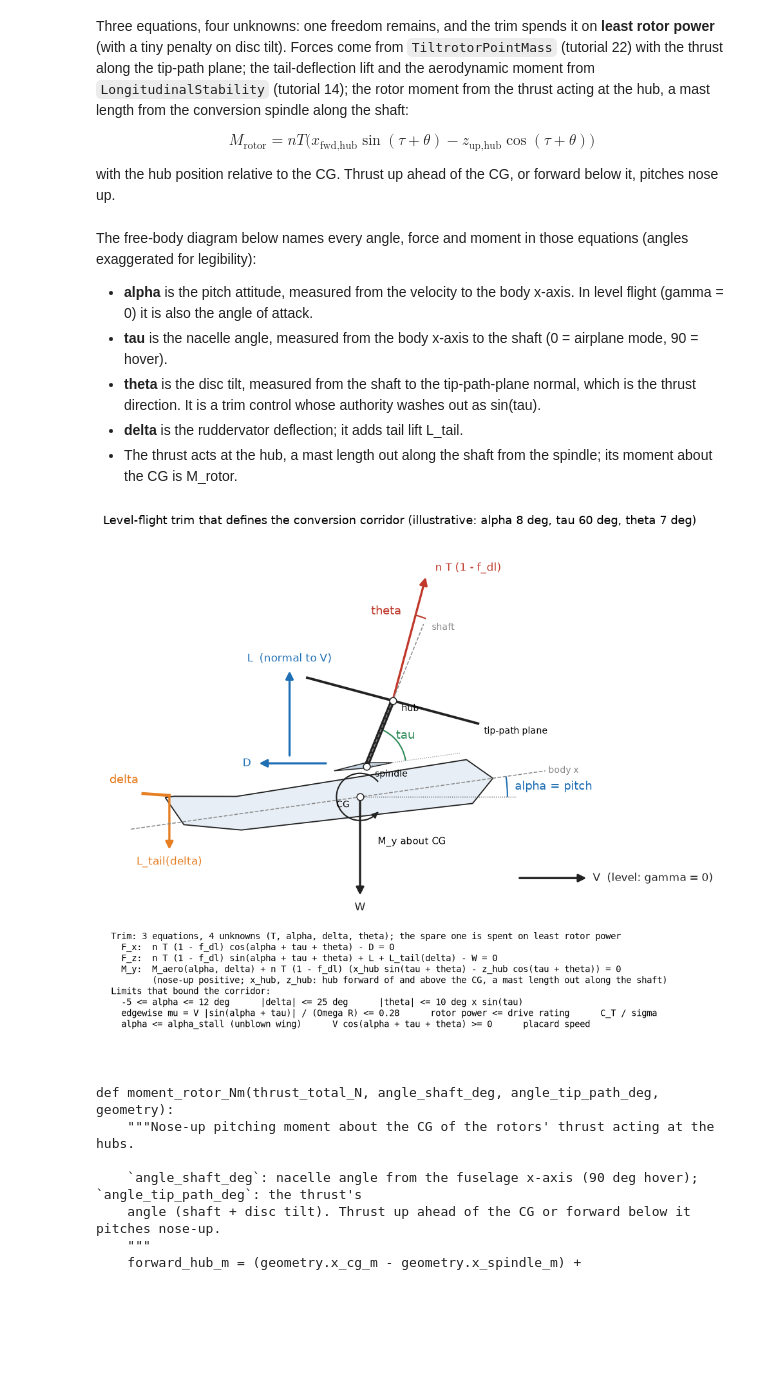
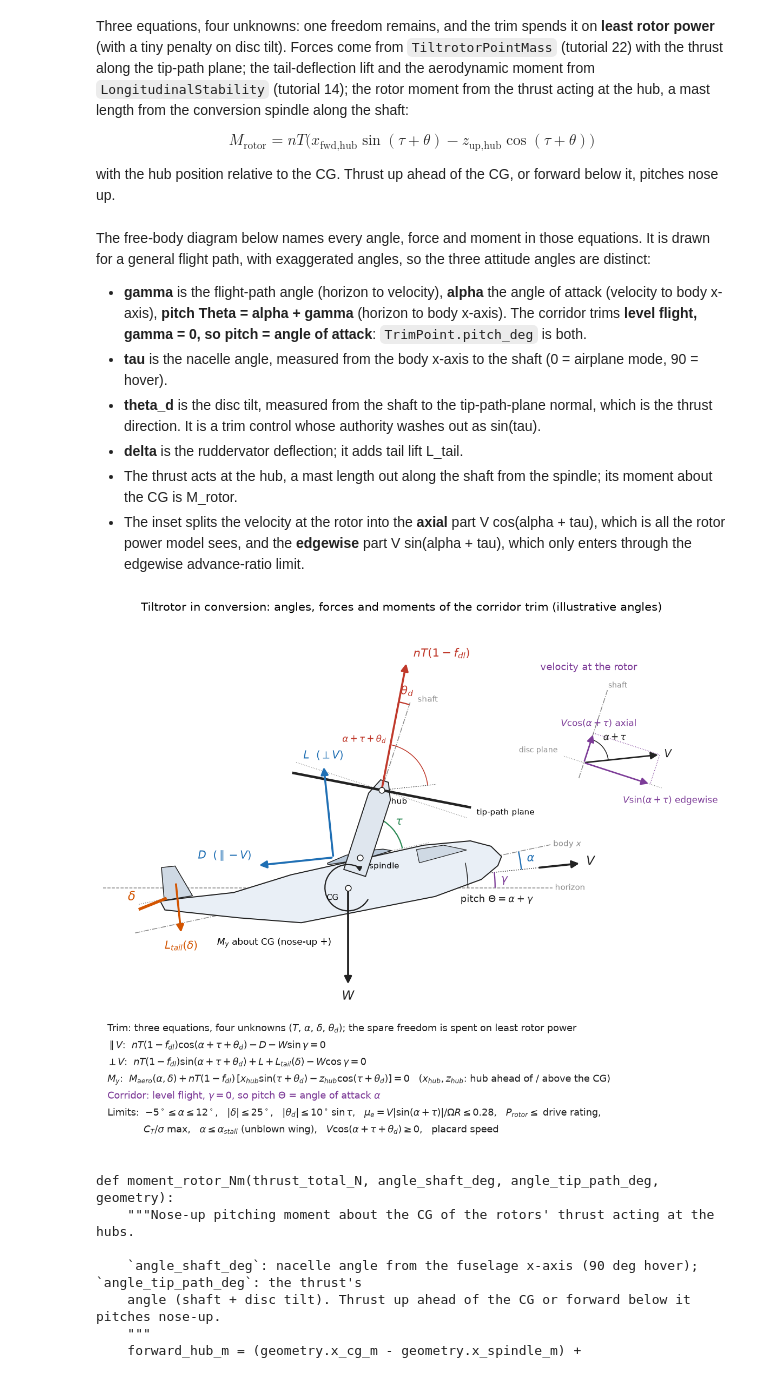
Before and after one commit to rootAmos/size_halo, a Jupyter notebook: tutorials/21_conversion_corridor.ipynb, the cells around one changed output. Cells and saved outputs as stored; diff of their text form; code cells hidden in the pictures; blank space fills up the shorter version.

```diff
--- a/tutorials/21_conversion_corridor.ipynb
+++ b/tutorials/21_conversion_corridor.ipynb
@@ -61,21 +61,25 @@ $$M_\text{rotor} = nT\big(x_\text{fwd,hub}\sin(\tau + \theta) - z_\text{up,hub}\
 
 with the hub position relative to the CG. Thrust up ahead of the CG, or forward below it, pitches nose up.
 # %% [markdown]
-The free-body diagram below names every angle, force and moment in those equations (angles exaggerated for legibility):
+The free-body diagram below names every angle, force and moment in those equations. It is drawn for a general flight path, with exaggerated angles,
+so the three attitude angles are distinct:
 
-- **alpha** is the pitch attitude, measured from the velocity to the body x-axis. In level flight (gamma = 0) it is also the angle of attack.
+- **gamma** is the flight-path angle (horizon to velocity), **alpha** the angle of attack (velocity to body x-axis), **pitch Theta = alpha + gamma**
+  (horizon to body x-axis). The corridor trims **level flight, gamma = 0, so pitch = angle of attack**: `TrimPoint.pitch_deg` is both.
 - **tau** is the nacelle angle, measured from the body x-axis to the shaft (0 = airplane mode, 90 = hover).
-- **theta** is the disc tilt, measured from the shaft to the tip-path-plane normal, which is the thrust direction. It is a trim control whose authority
+- **theta_d** is the disc tilt, measured from the shaft to the tip-path-plane normal, which is the thrust direction. It is a trim control whose authority
   washes out as sin(tau).
 - **delta** is the ruddervator deflection; it adds tail lift L_tail.
 - The thrust acts at the hub, a mast length out along the shaft from the spindle; its moment about the CG is M_rotor.
+- The inset splits the velocity at the rotor into the **axial** part V cos(alpha + tau), which is all the rotor power model sees, and the **edgewise**
+  part V sin(alpha + tau), which only enters through the edgewise advance-ratio limit.
 # %%
 from examples.halo_conversion_corridor import plot_trim_free_body
-fig, ax = plt.subplots(figsize=(11, 8))
+fig, ax = plt.subplots(figsize=(12, 9.5))
 plot_trim_free_body(ax=ax)
 plt.tight_layout(); plt.show()
 # %% [output]
-[figure, old version]
+[figure, new version]
 # %%
 from aircraft_closure.trajectory.corridor import (moment_rotor_Nm, TrimGeometry, CorridorLimits, build_trim, solve_trim,
                                                   solve_corridor_bound, solve_corridor, ComputedCorridor)
```
Also changed, not shown: 1 other file.
